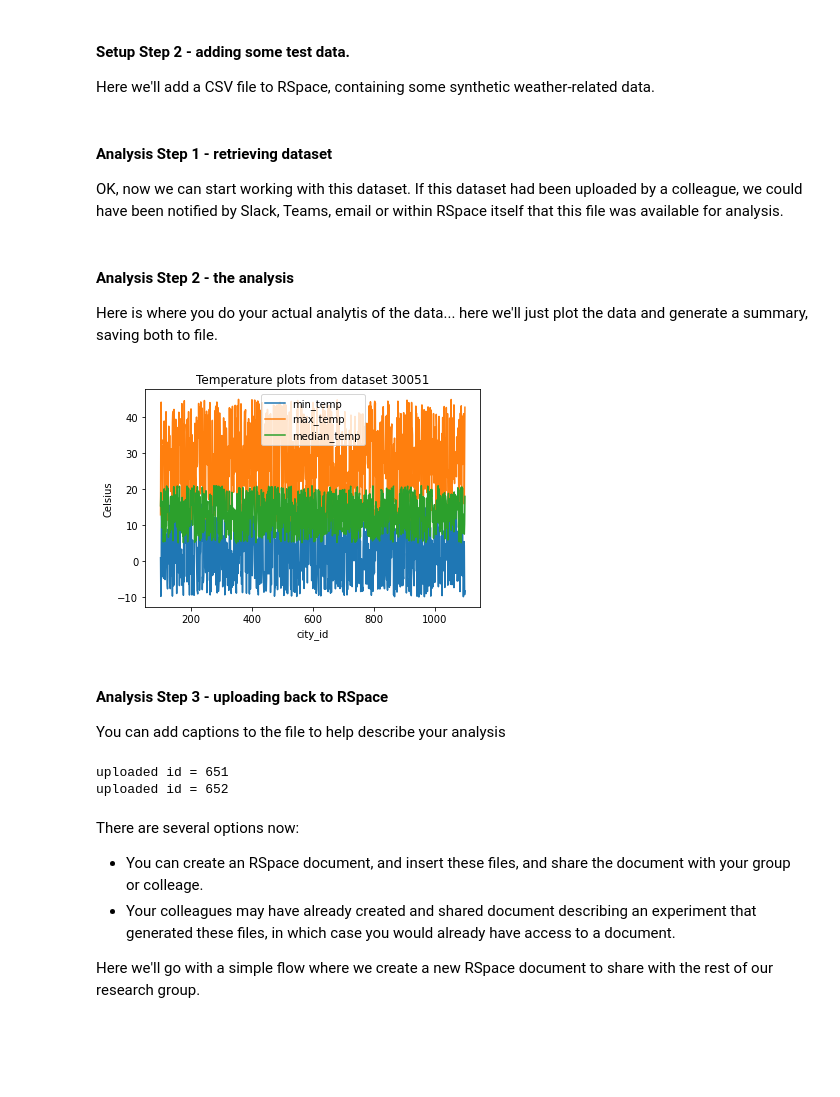
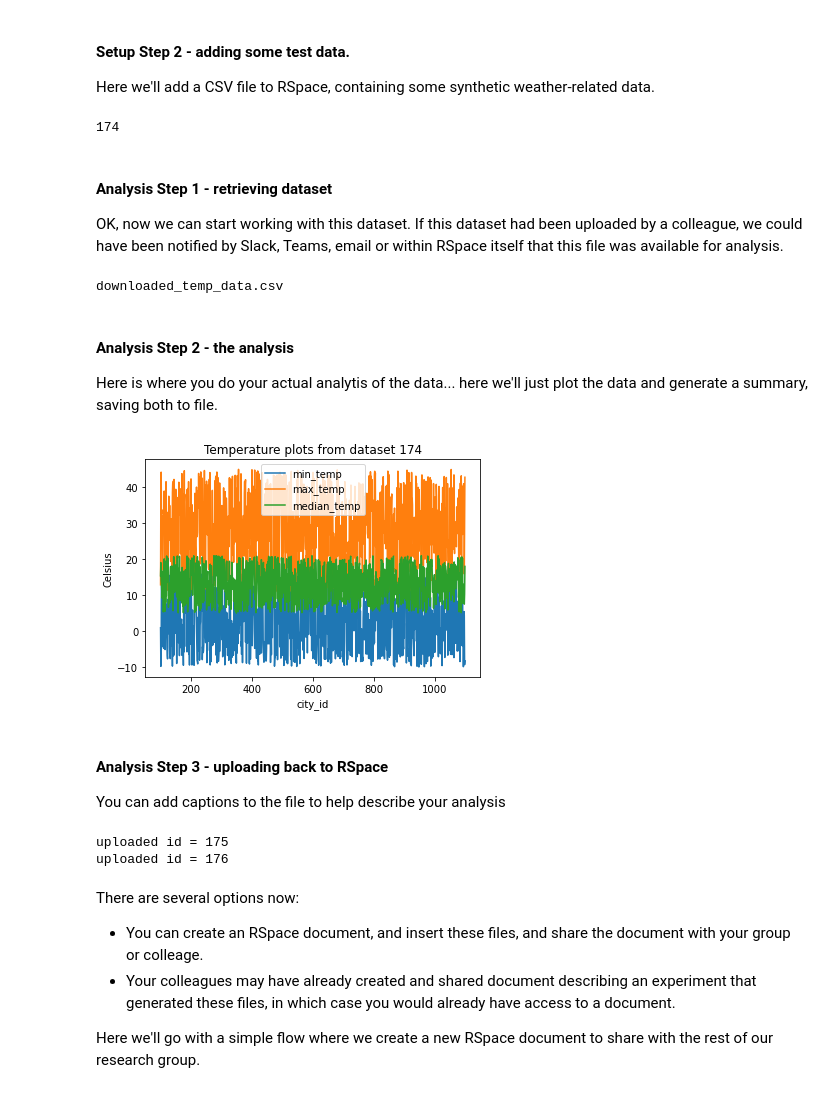
Before and after one commit to rspace-os/rspace-client-python, a Jupyter notebook: jupyter/rspace_demo.ipynb, the cells around one changed output. Cells and saved outputs as stored; diff of their text form; code cells hidden in the pictures; blank space fills up the shorter version.

```diff
--- a/jupyter/rspace_demo.ipynb
+++ b/jupyter/rspace_demo.ipynb
@@ -18,16 +20,16 @@ The notebook is split into 3 sections:
 
 It's good practice to store API keys as environment variables rather than hard-coding it.
 # %%
-import rspace_client
+from rspace_client.eln import eln
 import os
 
 
 #API_KEY=os.environ.get('RSPACE_API_KEY')
 #URL=os.environ.get('RSPACE_URL')
 URL='https://pangolin8086.researchspace.com'
-API_KEY='XXXXXXXXX'
+API_KEY='abcdefghijklmnop9'
 
-api = rspace_client.Client(URL, API_KEY)
+api = eln.ELNClient(URL, API_KEY)
 
 ## sanity check that that the client is configured correctly
 api.get_status()
@@ -39,17 +41,23 @@ api.get_status()
 Here we'll add a CSV file to RSpace, containing some synthetic weather-related data.
 # %%
 with (open ('temp_data.csv') as f):
-    raw_data_file = api.upload_file(f)
-raw_data_file_id= raw_data_file['id']
+    raw_data_file = api.upload_file(f)['id']
+raw_data_file_id= raw_data_file
+print(raw_data_file_id)
+# %% [output]
+174
 # %% [markdown]
 #### Analysis Step 1 - retrieving dataset
 
 OK, now we can start working with this dataset. If this dataset had been uploaded by a colleague, we could have been notified by Slack, Teams, email or within RSpace itself that this file was available for analysis.
 # %%
-file_name = api.get_file_info(raw_data_file_id)['name']
+file_name = "downloaded_"+(api.get_file_info(raw_data_file_id)['name'])
+print(file_name)
 
 ## retrieve from RSpace - here we are downloading the file
 raw_temp_data = api.download_file(raw_data_file_id, file_name)
+# %% [output]
+downloaded_temp_data.csv
 # %% [markdown]
 #### Analysis Step 2 - the analysis
 
@@ -57,31 +65,31 @@ Here is where you do your actual analytis of the data... here we'll just plot th
 # %%
 import pandas as pd;
 df = pd.read_csv(file_name)
 summary_stats = df.describe()
 
 df = df.set_index('city_id')
-plot = df.plot(ylabel='Celsius', title=f'Temperature plots from dataset {fileId}')
-img_f= f'Temperature_per_city-{fileId}'
+plot = df.plot(ylabel='Celsius', title=f'Temperature plots from dataset {raw_data_file_id}')
+img_f= f'Temperature_per_city-{raw_data_file_id}'
 plot.get_figure().savefig(img_f)
 
 summary_stats_csv = f'{file_name[:file_name.rindex(".")]}-summarystats.csv'
 summary_stats.to_csv(summary_stats_csv)
 # %% [output]
-[figure, old version]
+[figure, new version]
 # %% [markdown]
 #### Analysis Step 3 - uploading back to RSpace
 
 You can add captions to the file to help describe your analysis
 # %%
 with open(summary_stats_csv, 'rb') as f:
-    summary_file = api.upload_file(f, caption=f"Summary data for {fileId}")
+    summary_file = api.upload_file(f, caption=f"Summary data for {raw_data_file_id}")
     print(f"uploaded id = {summary_file['id']}")
 with open(img_f+".png", 'rb') as f:
-    uploaded_image = api.upload_file(f, caption=f"City vs temperature for  {fileId}")
+    uploaded_image = api.upload_file(f, caption=f"City vs temperature for  {raw_data_file_id}")
     print(f"uploaded id = {uploaded_image['id']}")
 # %% [output]
-uploaded id = 651
-uploaded id = 652
+uploaded id = 175
+uploaded id = 176
 # %% [markdown]
 There are several  options now:
 
```
Also changed, not shown: parts of 5 cells of this notebook.
